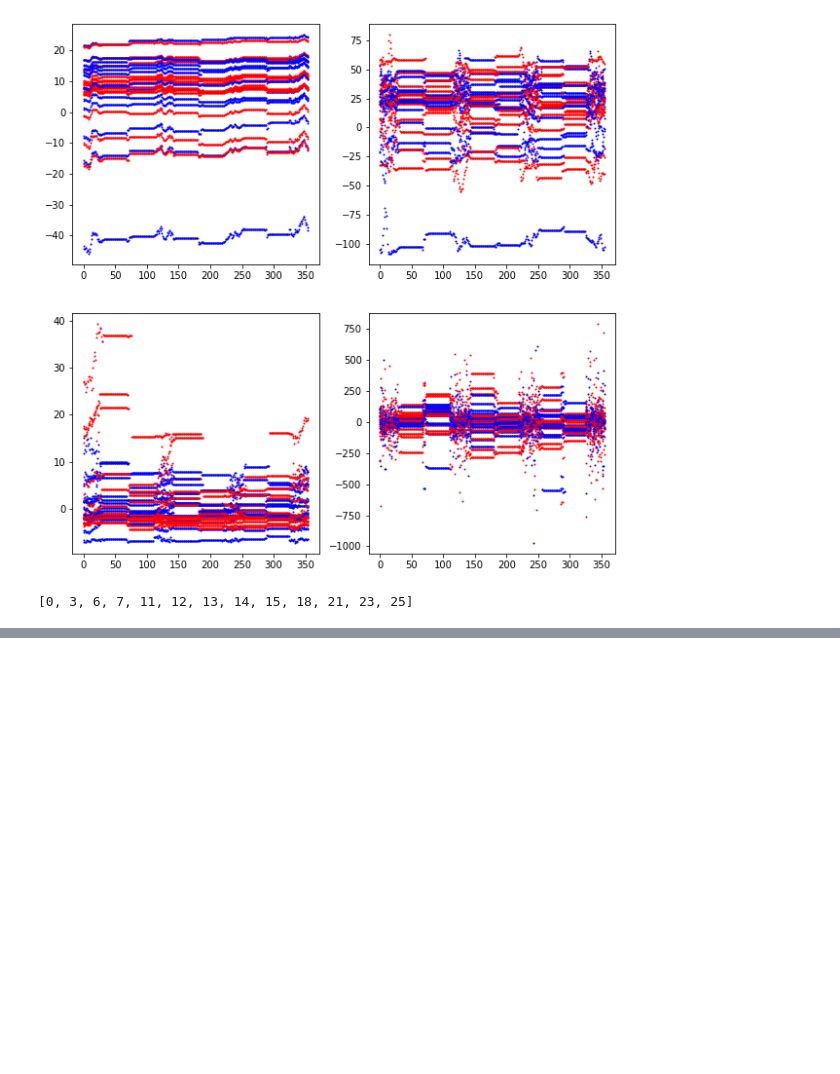
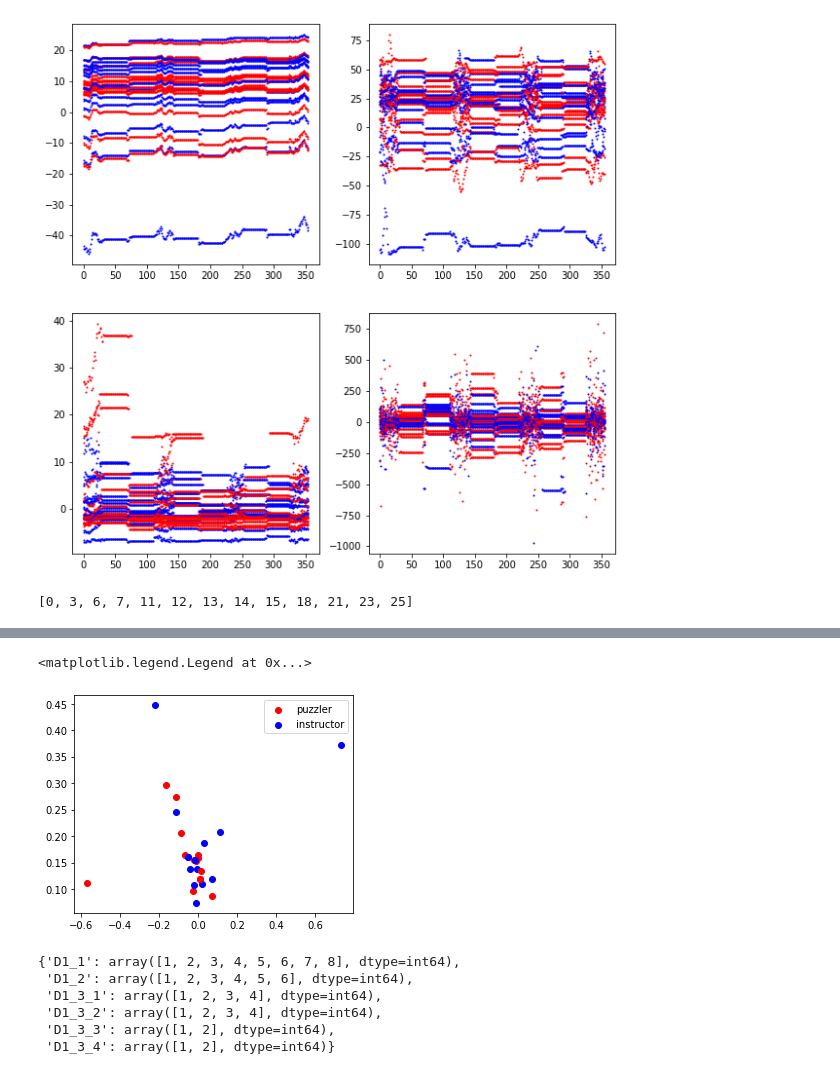
Before and after one commit to s180820/02582-Case2, a Jupyter notebook: case2_tucker.ipynb, the cells around one changed output, grey strips where cells are left out. Cells and saved outputs as stored; diff of their text form; code cells hidden in the pictures; blank space fills up the shorter version.

```diff
--- a/case2_tucker.ipynb
+++ b/case2_tucker.ipynb
@@ -552,0 +693,30 @@ axs.legend()
+# %%
+res_people = factors[0]
+# mode_dot(res, factors[0].T, mode=0)
+
+fig = plt.figure(figsize=(5,4))
+
+for p in range(26):
+    if p in puzzler_ind:
+        color_code = 0
+    else:
+        color_code = 1
+
+    plt.scatter(res_people[p][0],res_people[p][1], c=colors[color_code])
+
+
+plt.scatter(res_people[0][0],res_people[0][1], c=colors[0], label='puzzler')
+plt.scatter(res_people[1][0],res_people[1][1], c=colors[1], label='instructor')
+plt.legend()
+# %% [output]
+<matplotlib.legend.Legend at 0x...>
+[figure, added]
+# %%
+id_in_cohorts
+# %% [output]
+{'D1_1': array([1, 2, 3, 4, 5, 6, 7, 8], dtype=int64),
+ 'D1_2': array([1, 2, 3, 4, 5, 6], dtype=int64),
+ 'D1_3_1': array([1, 2, 3, 4], dtype=int64),
+ 'D1_3_2': array([1, 2, 3, 4], dtype=int64),
+ 'D1_3_3': array([1, 2], dtype=int64),
+ 'D1_3_4': array([1, 2], dtype=int64)}
```
Also changed, not shown: parts of 28 cells of this notebook.
